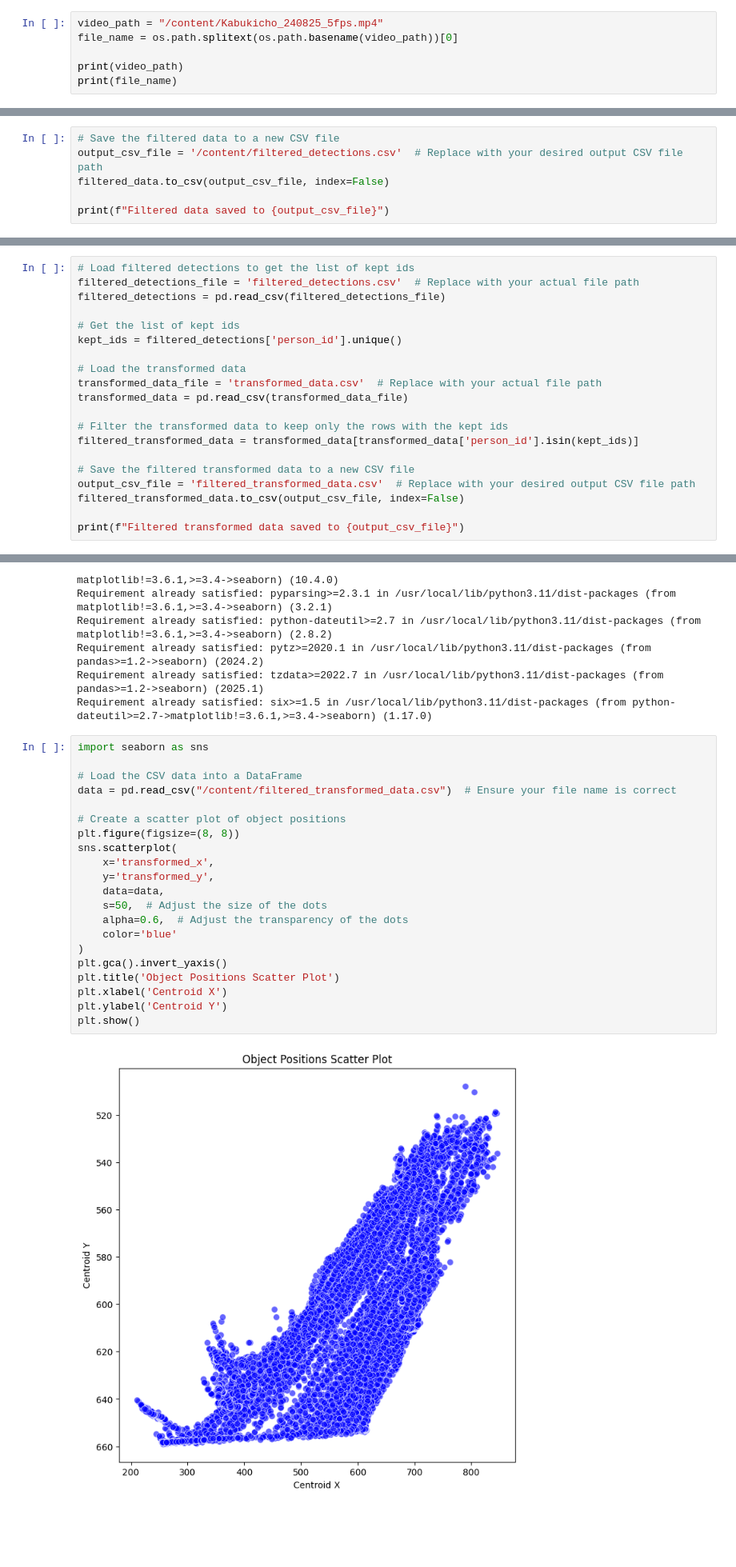
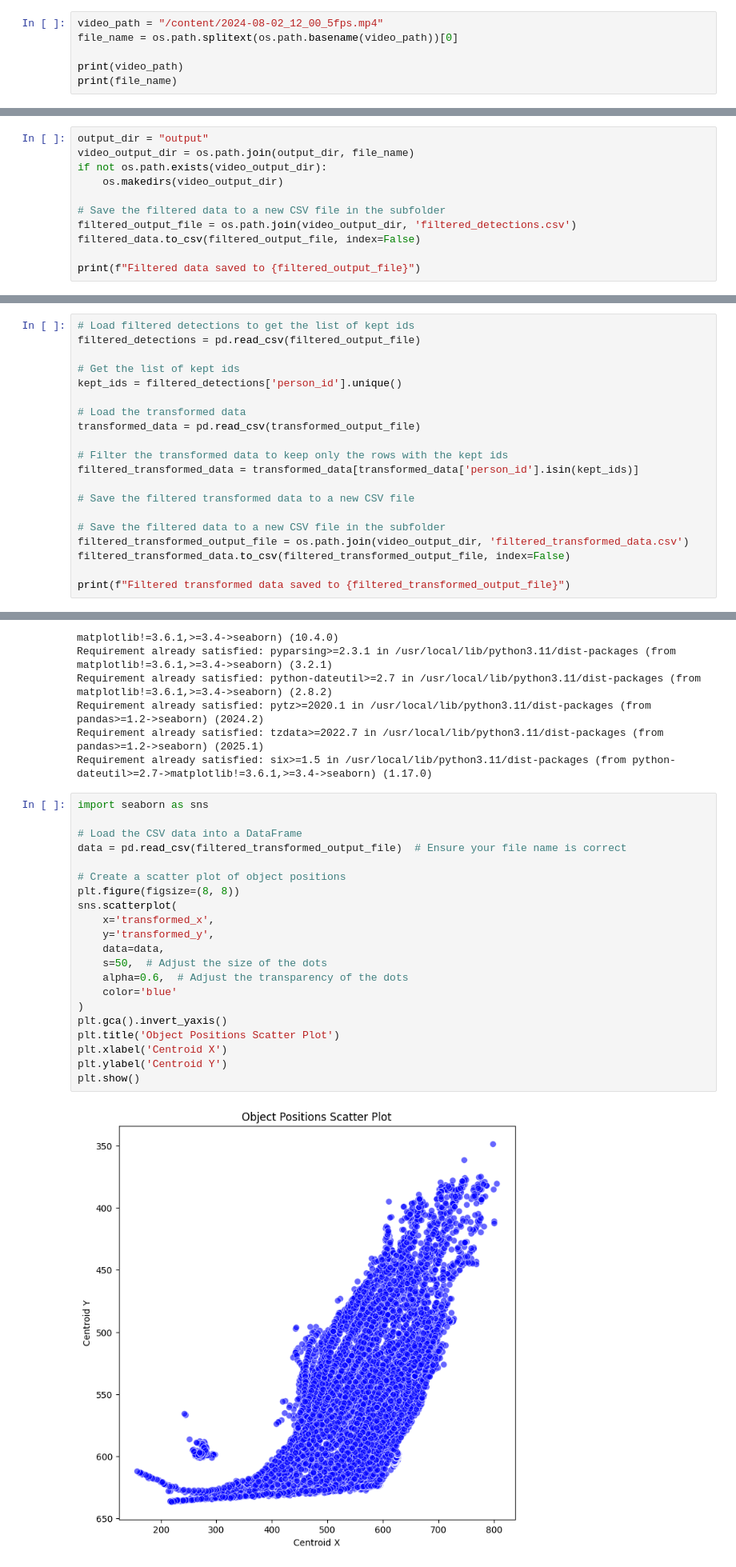
Before and after one commit to wendycao411/Pedestrian_Tracking, a Jupyter notebook: Pedestrian_Tracking.ipynb, the cells around one changed output, grey strips where cells are left out. Shown at 80% size. Cells and saved outputs as stored; diff of their text form; blank space fills up the shorter version.

```diff
--- a/Pedestrian_Tracking.ipynb
+++ b/Pedestrian_Tracking.ipynb
@@ -190,5 +190,5 @@ Input #0, mov,mp4,m4a,3gp,3g2,mj2, from '/content/2024-08-04_12_00.mp4':
 # %%
-video_path = "/content/Kabukicho_240825_5fps.mp4"
+video_path = "/content/2024-08-02_12_00_5fps.mp4"
 file_name = os.path.splitext(os.path.basename(video_path))[0]
 
 print(video_path)
@@ -759,8 +760,13 @@ start in shade end out of shade    0.047170
 Name: proportion, dtype: float64
 # %%
-# Save the filtered data to a new CSV file
-output_csv_file = '/content/filtered_detections.csv'  # Replace with your desired output CSV file path
-filtered_data.to_csv(output_csv_file, index=False)
+output_dir = "output"
+video_output_dir = os.path.join(output_dir, file_name)
+if not os.path.exists(video_output_dir):
+    os.makedirs(video_output_dir)
 
-print(f"Filtered data saved to {output_csv_file}")
+# Save the filtered data to a new CSV file in the subfolder
+filtered_output_file = os.path.join(video_output_dir, 'filtered_detections.csv')
+filtered_data.to_csv(filtered_output_file, index=False)
+
+print(f"Filtered data saved to {filtered_output_file}")
 # %% [output]
@@ -880,21 +885,21 @@ Transformed data with geocoordinates saved to transformed_data.csv
 # %%
 # Load filtered detections to get the list of kept ids
-filtered_detections_file = 'filtered_detections.csv'  # Replace with your actual file path
-filtered_detections = pd.read_csv(filtered_detections_file)
+filtered_detections = pd.read_csv(filtered_output_file)
 
 # Get the list of kept ids
 kept_ids = filtered_detections['person_id'].unique()
 
 # Load the transformed data
-transformed_data_file = 'transformed_data.csv'  # Replace with your actual file path
-transformed_data = pd.read_csv(transformed_data_file)
+transformed_data = pd.read_csv(transformed_output_file)
 
 # Filter the transformed data to keep only the rows with the kept ids
 filtered_transformed_data = transformed_data[transformed_data['person_id'].isin(kept_ids)]
 
 # Save the filtered transformed data to a new CSV file
-output_csv_file = 'filtered_transformed_data.csv'  # Replace with your desired output CSV file path
-filtered_transformed_data.to_csv(output_csv_file, index=False)
 
-print(f"Filtered transformed data saved to {output_csv_file}")
+# Save the filtered data to a new CSV file in the subfolder
+filtered_transformed_output_file = os.path.join(video_output_dir, 'filtered_transformed_data.csv')
+filtered_transformed_data.to_csv(filtered_transformed_output_file, index=False)
+
+print(f"Filtered transformed data saved to {filtered_transformed_output_file}")
 # %% [output]
@@ -922,26 +927,26 @@ Requirement already satisfied: six>=1.5 in /usr/local/lib/python3.11/dist-packag
 # %%
 import seaborn as sns
 
 # Load the CSV data into a DataFrame
-data = pd.read_csv("/content/filtered_transformed_data.csv")  # Ensure your file name is correct
+data = pd.read_csv(filtered_transformed_output_file)  # Ensure your file name is correct
 
 # Create a scatter plot of object positions
 plt.figure(figsize=(8, 8))
 sns.scatterplot(
     x='transformed_x',
     y='transformed_y',
     data=data,
     s=50,  # Adjust the size of the dots
     alpha=0.6,  # Adjust the transparency of the dots
     color='blue'
 )
 plt.gca().invert_yaxis()
 plt.title('Object Positions Scatter Plot')
 plt.xlabel('Centroid X')
 plt.ylabel('Centroid Y')
 plt.show()
 # %% [output]
-[figure, old version]
+[figure, new version]
 # %% [markdown]
 #### Paths Plot
 # %%
```
Also changed, not shown: parts of 16 cells of this notebook.
